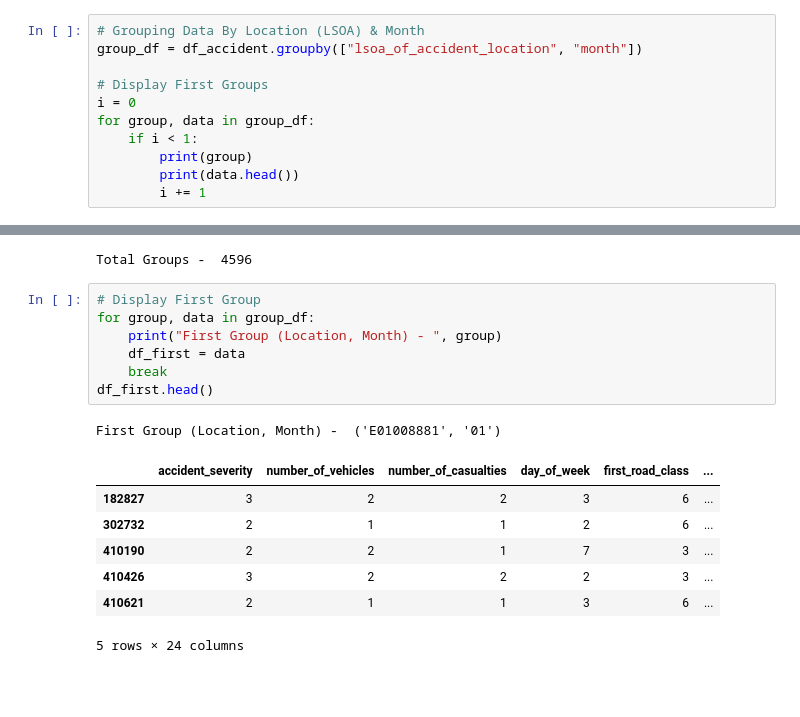
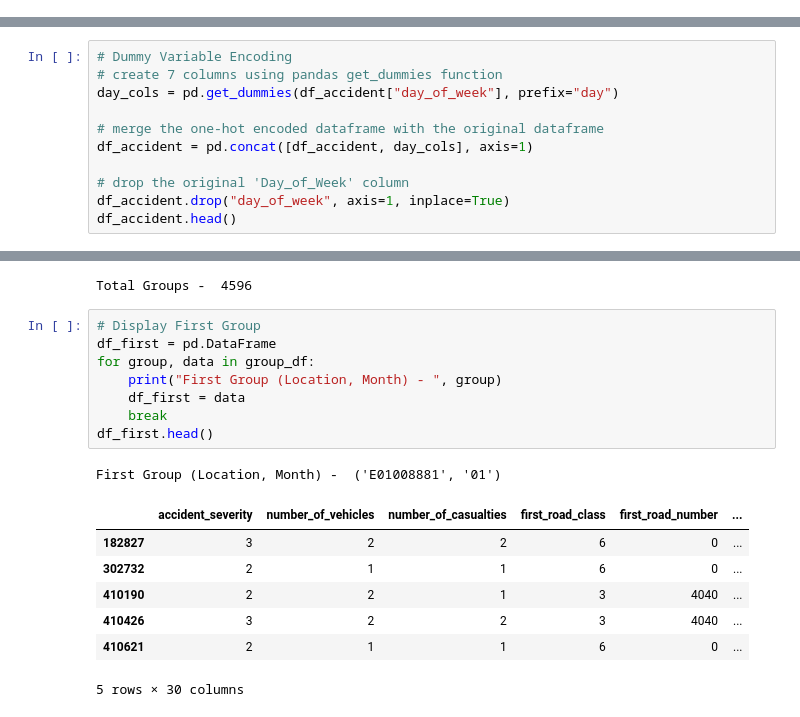
Before and after one commit to AliAkolade/RoadSafetyDataAnalysis, a Jupyter notebook: RoadSafetyDataAnalysis.ipynb, the cells around one changed output, grey strips where cells are left out. Cells and saved outputs as stored; diff of their text form; blank space fills up the shorter version.

Commit message:
data prep

```diff
--- a/RoadSafetyDataAnalysis.ipynb
+++ b/RoadSafetyDataAnalysis.ipynb
@@ -133,14 +134,3 @@ df_accident.dropna(inplace=True)
 # %%
 # remove the duplicates
 df_accident.drop_duplicates(inplace=True)
-# %%
-# Grouping Data By Location (LSOA) & Month
-group_df = df_accident.groupby(["lsoa_of_accident_location", "month"])
-
-# Display First Groups
-i = 0
-for group, data in group_df:
-    if i < 1:
-        print(group)
-        print(data.head())
-        i += 1
@@ -164,0 +137,11 @@ for group, data in group_df:
+# %%
+# Dummy Variable Encoding
+# create 7 columns using pandas get_dummies function
+day_cols = pd.get_dummies(df_accident["day_of_week"], prefix="day")
+
+# merge the one-hot encoded dataframe with the original dataframe
+df_accident = pd.concat([df_accident, day_cols], axis=1)
+
+# drop the original 'Day_of_Week' column
+df_accident.drop("day_of_week", axis=1, inplace=True)
+df_accident.head()
@@ -170,19 +161,20 @@ print("Total Groups - ", len(group_df))
 Total Groups -  4596
 # %%
 # Display First Group
+df_first = pd.DataFrame
 for group, data in group_df:
     print("First Group (Location, Month) - ", group)
     df_first = data
     break
 df_first.head()
 # %% [output]
 First Group (Location, Month) -  ('E01008881', '01')
-|  | accident_severity | number_of_vehicles | number_of_casualties | day_of_week | first_road_class | ... |
-| 182827 | 3 | 2 | 2 | 3 | 6 | ... |
-| 302732 | 2 | 1 | 1 | 2 | 6 | ... |
-| 410190 | 2 | 2 | 1 | 7 | 3 | ... |
-| 410426 | 3 | 2 | 2 | 2 | 3 | ... |
-| 410621 | 2 | 1 | 1 | 3 | 6 | ... |
+|  | accident_severity | number_of_vehicles | number_of_casualties | first_road_class | first_road_number | ... |
+| 182827 | 3 | 2 | 2 | 6 | 0 | ... |
+| 302732 | 2 | 1 | 1 | 6 | 0 | ... |
+| 410190 | 2 | 2 | 1 | 3 | 4040 | ... |
+| 410426 | 3 | 2 | 2 | 3 | 4040 | ... |
+| 410621 | 2 | 1 | 1 | 6 | 0 | ... |
-5 rows × 24 columns
+5 rows × 30 columns
 # %%
 # Calculating the Sums of Vehicles & Casualties Columns
```
Also changed, not shown: parts of 11 cells of this notebook.
